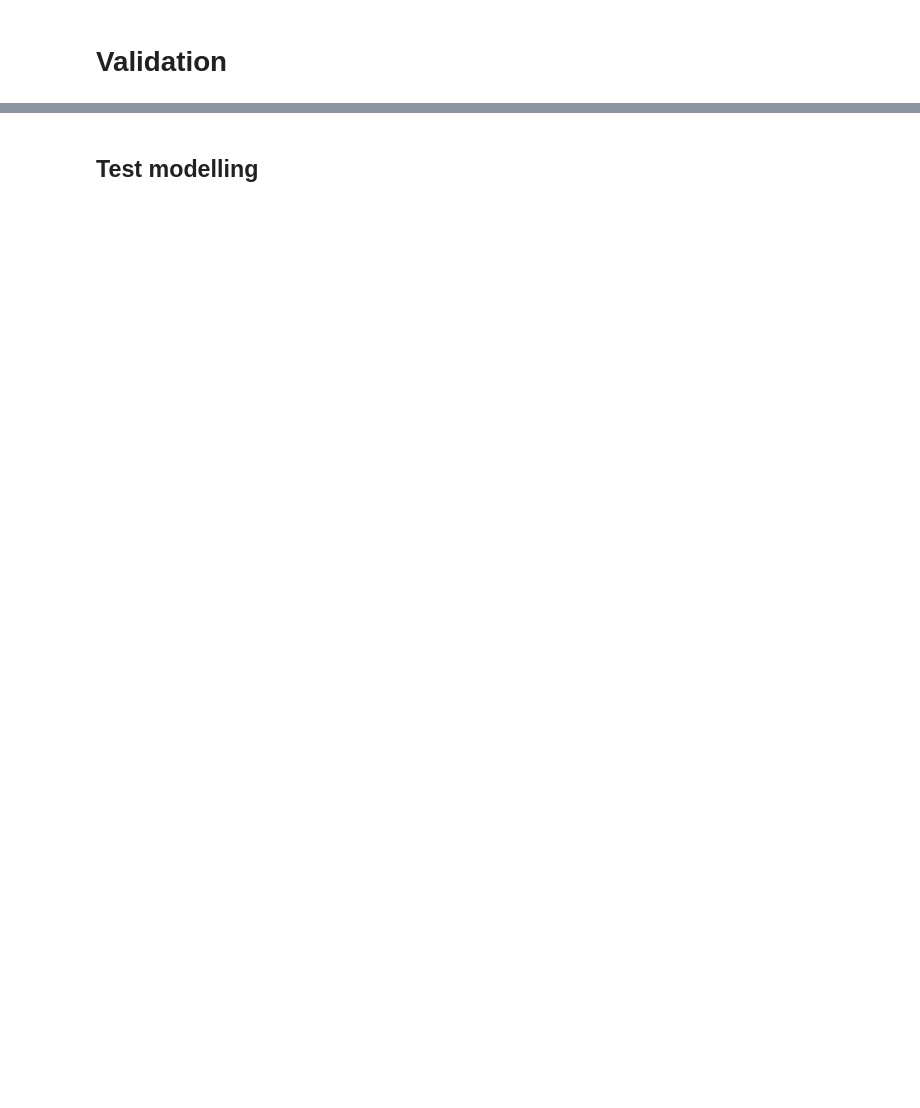
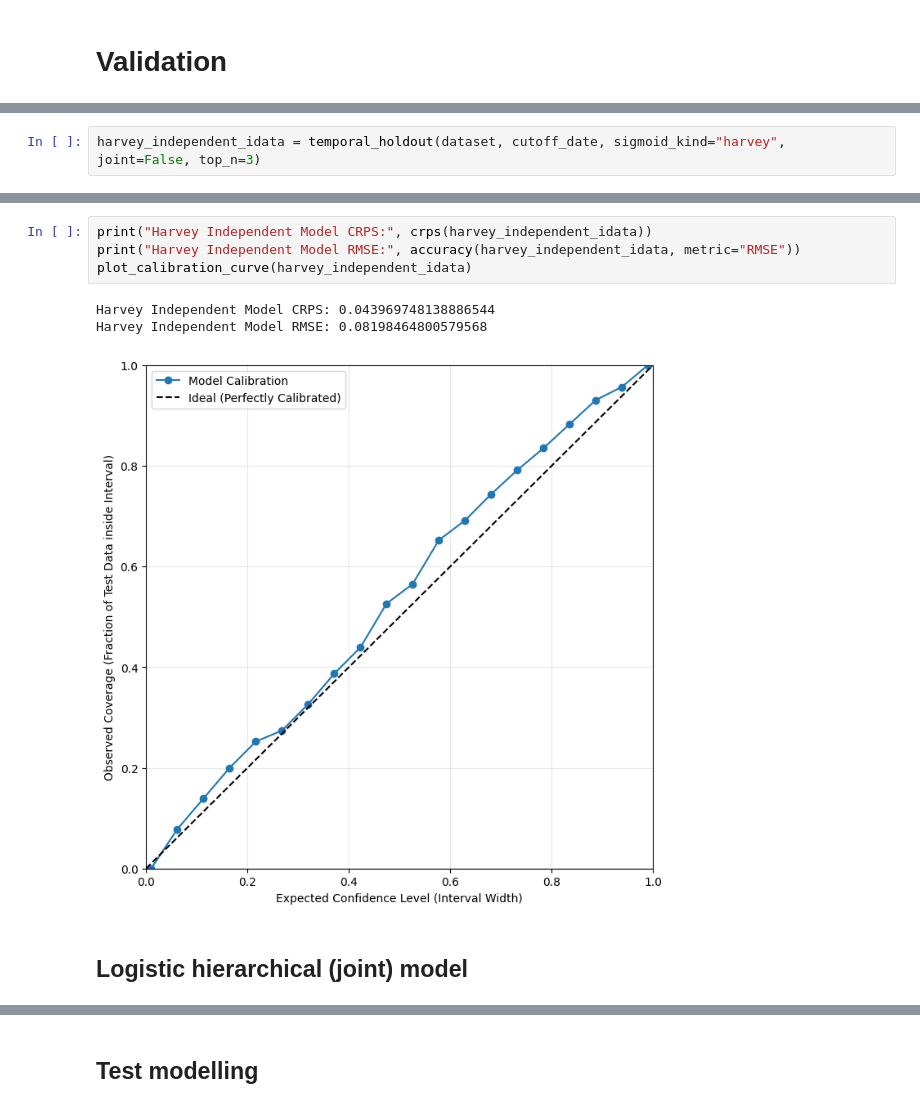
Before and after one commit to General-Purpose-AI-Policy-Lab/benchmark-forecasting, a Jupyter notebook: validation.ipynb, the cells around one changed output, grey strips where cells are left out. Drawn from its saved outputs; the diff is of its cells as text; blank space fills up the shorter version.

```diff
--- a/validation.ipynb
+++ b/validation.ipynb
@@ -322,0 +388,2 @@ def crps(idata: az.InferenceData) -> float:
+# %%
+harvey_independent_idata = temporal_holdout(dataset, cutoff_date, sigmoid_kind="harvey", joint=False, top_n=3)
@@ -322,0 +405,10 @@ def crps(idata: az.InferenceData) -> float:
+# %%
+print("Harvey Independent Model CRPS:", crps(harvey_independent_idata))
+print("Harvey Independent Model RMSE:", accuracy(harvey_independent_idata, metric="RMSE"))
+plot_calibration_curve(harvey_independent_idata)
+# %% [output]
+Harvey Independent Model CRPS: 0.043969748138886544
+Harvey Independent Model RMSE: 0.08198464800579568
+[figure, added]
+# %% [markdown]
+## Logistic hierarchical (joint) model
```
Also changed, not shown: parts of 27 cells of this notebook.
